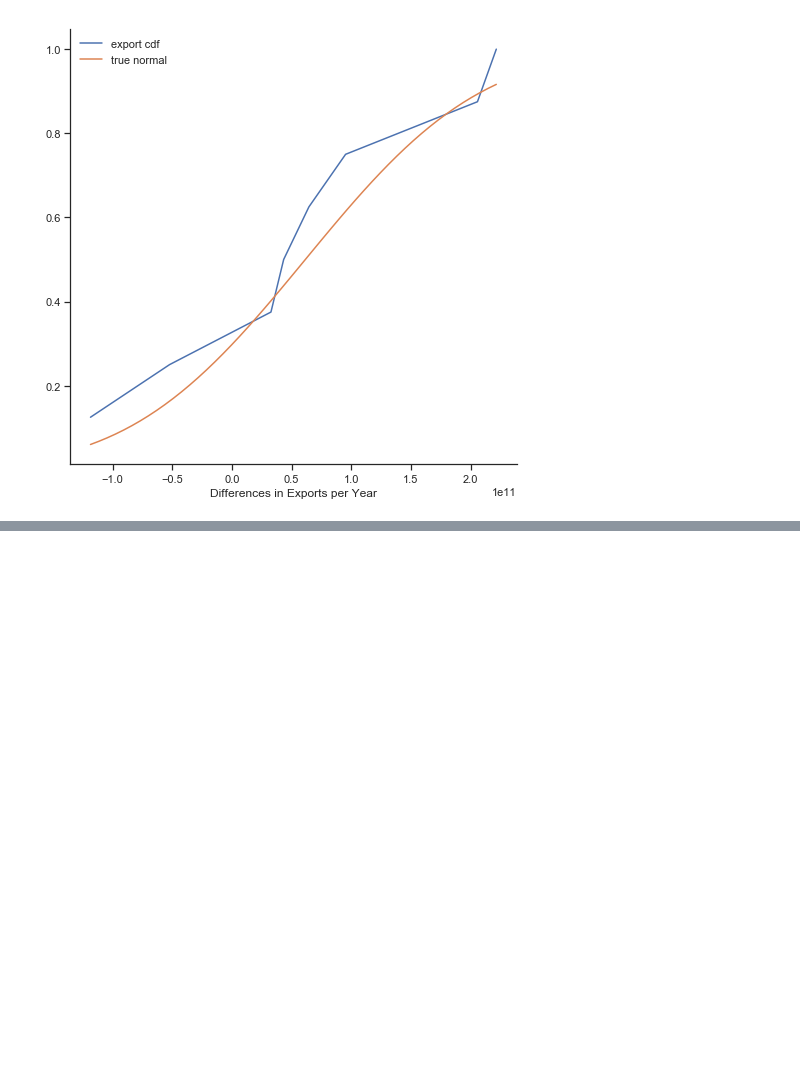
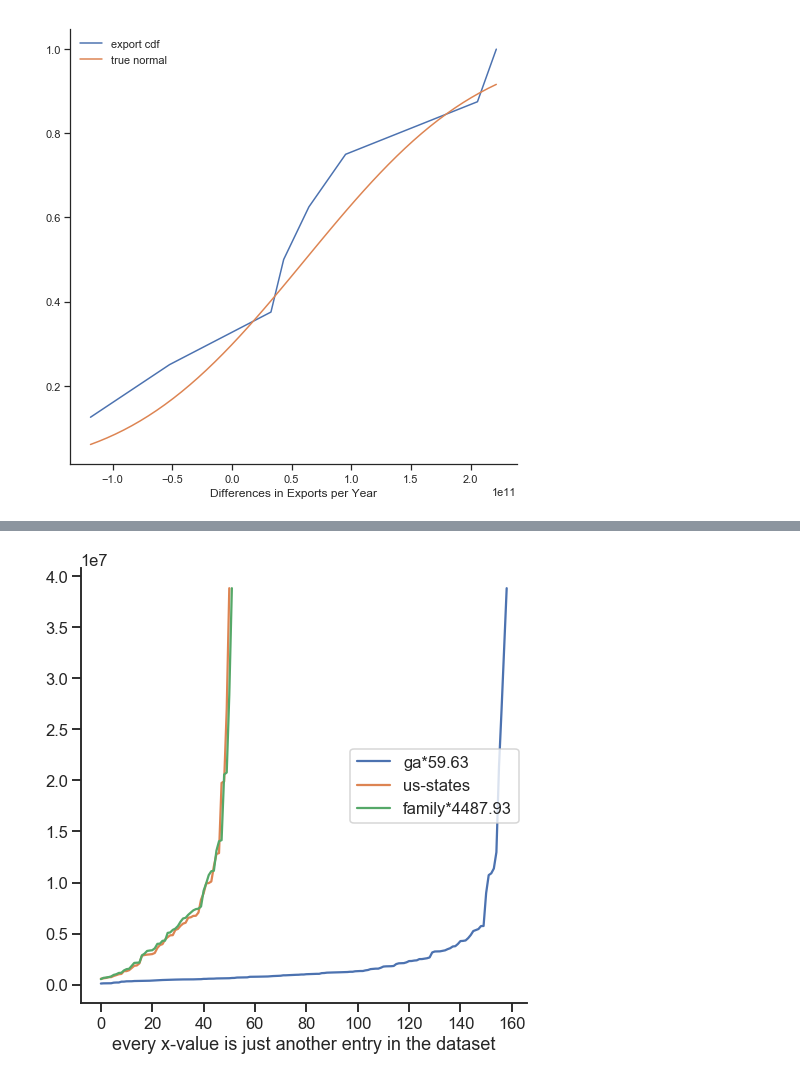
Before and after one commit to DataScienceFoundations/TadStats, a Jupyter notebook: census.ipynb, the cells around one changed output, grey strips where cells are left out. Drawn from its saved outputs; the diff is of its cells as text; code cells hidden in the pictures; blank space fills up the shorter version.

```diff
--- a/census.ipynb
+++ b/census.ipynb
@@ -231,7 +231,7 @@ The code below is mainly to highlight seaborn's lineplot functionality.
 # %%
 ga = fips_code('GA')
 req = get_request(1990,'pep/int_charagegroups',
-                  ['AGEGRP','RACE_SEX','HISP','POP'],
+                  ['AGEGRP','RACE_SEX','HISP','POP','YEAR'],
                   for_='county:*', in_=f'state:{ga}')
 # print(req)
 sauce = requests.get(req)
@@ -242,10 +242,12 @@ pop_df2 = pop_df2[1:]
 sns.set(style='darkgrid')
 pop_df2.POP = pop_df2.POP.astype('int64')
 pop_df2.state = pop_df2.state.astype('int64')
+pop_df2.YEAR = pop_df2.YEAR.astype('int64')
 pop_df2.county = pop_df2.county.astype('int64')
-pop_df2 = pop_df2[(50 < pop_df2.county) & (pop_df2.county < 100)]
-sns.relplot(x='county', y='POP', kind='line', height=8, data=pop_df2)
-sns.relplot(x='county', y='POP', kind='line', ci='sd', height=8, data=pop_df2)
+pop_df2_sub = pop_df2[(50 < pop_df2.county) & (pop_df2.county < 100)]
+sns.relplot(x='county', y='POP', kind='line', height=8, data=pop_df2_sub)
+sns.relplot(x='county', y='POP', kind='line', ci='sd',
+            height=8, data=pop_df2_sub)
 # %% [output]
 <seaborn.axisgrid.FacetGrid at 0x...>
 [figure]
@@ -327,0 +350,15 @@ for c in trade_df.columns:
+# %%
+ga_factor = us_pop.max() / ga_pop.max()
+fa_factor = us_pop.max() / family_pop.max()
+# %%
+fig, ax = plt.subplots(figsize=(8,8))
+sns.lineplot(data=ga_pop*ga_factor,
+             label=f'ga*{ga_factor:.2f}')
+sns.lineplot(data=us_pop,
+             label=f'us-states')
+sns.lineplot(data=family_pop*fa_factor,
+             label=f'family*{fa_factor:.2f}')
+ax.set(xlabel='every x-value is just another entry in the dataset')
+sns.despine()
+# %% [output]
+[figure, added]
```
Also changed, not shown: parts of 11 cells of this notebook.
